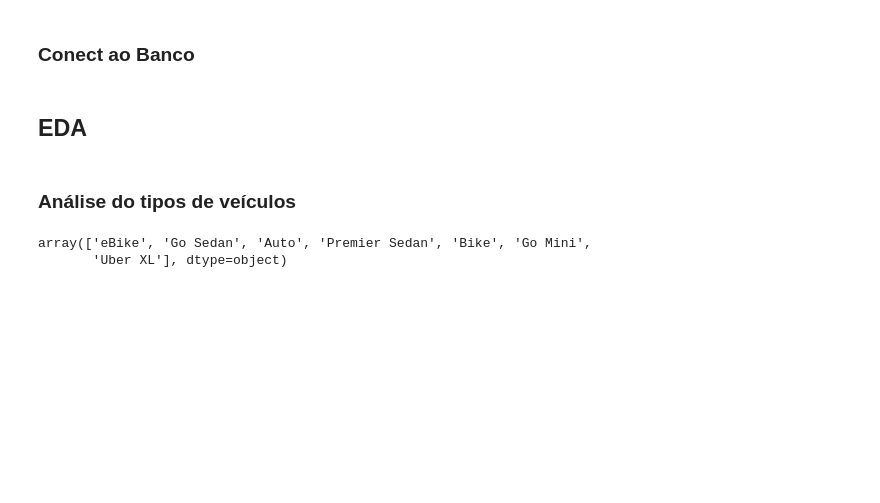
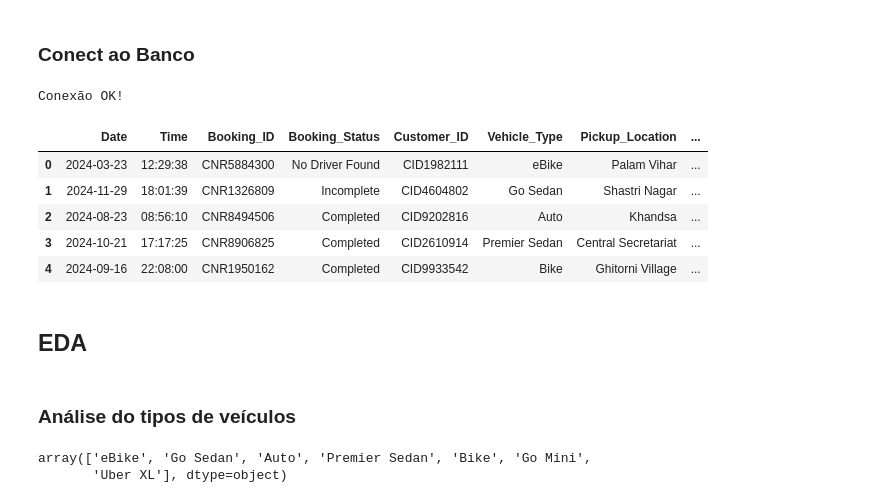
Before and after one commit to DaniloCTM/uber-analytics, a Jupyter notebook: jupyter/analytics.ipynb, the cells around one changed output. Saved outputs shown, nothing was run; the diff lists cells and outputs as text; code cells hidden in the pictures; blank space fills up the shorter version.

```diff
--- a/jupyter/analytics.ipynb
+++ b/jupyter/analytics.ipynb
@@ -3,17 +3,33 @@
 # %%
 import pandas as pd
 from sqlalchemy import create_engine
-import matyplotlib.pyplot as plt
+import matplotlib.pyplot as plt
 import seaborn as sns
+import numpy as np
 
-db_url = create_engine('postgresql://admin:uber.10@db:5432/uberdb')
+# URL de conexão ao banco
+db_url = 'postgresql://admin:uber.10@db:5432/uberdb'
 
 try:
+    # Cria o engine
     engine = create_engine(db_url)
-    df = pd.read_sql_query('SELECT * FROM "UBER"', con=engine)
-    print("Conexão ok")
+
+    # Faz a consulta
+    df = pd.read_sql_query('SELECT * FROM uber', con=engine)
+
+    print("Conexão OK!")
+    display(df.head())  # mostra as primeiras linhas, se estiver num notebook
+
 except Exception as e:
-    printf(f"Erro ao conectar com o banco de dados: {e}")
+    print(f"Erro ao conectar com o banco de dados: {e}")
+# %% [output]
+Conexão OK!
+|  | Date | Time | Booking_ID | Booking_Status | Customer_ID | Vehicle_Type | Pickup_Location | ... |
+| 0 | 2024-03-23 | 12:29:38 | CNR5884300 | No Driver Found | CID1982111 | eBike | Palam Vihar | ... |
+| 1 | 2024-11-29 | 18:01:39 | CNR1326809 | Incomplete | CID4604802 | Go Sedan | Shastri Nagar | ... |
+| 2 | 2024-08-23 | 08:56:10 | CNR8494506 | Completed | CID9202816 | Auto | Khandsa | ... |
+| 3 | 2024-10-21 | 17:17:25 | CNR8906825 | Completed | CID2610914 | Premier Sedan | Central Secretariat | ... |
+| 4 | 2024-09-16 | 22:08:00 | CNR1950162 | Completed | CID9933542 | Bike | Ghitorni Village | ... |
 # %% [markdown]
 ## EDA
 # %% [markdown]
```
Also changed, not shown: parts of 11 cells of this notebook, 2 other files.
